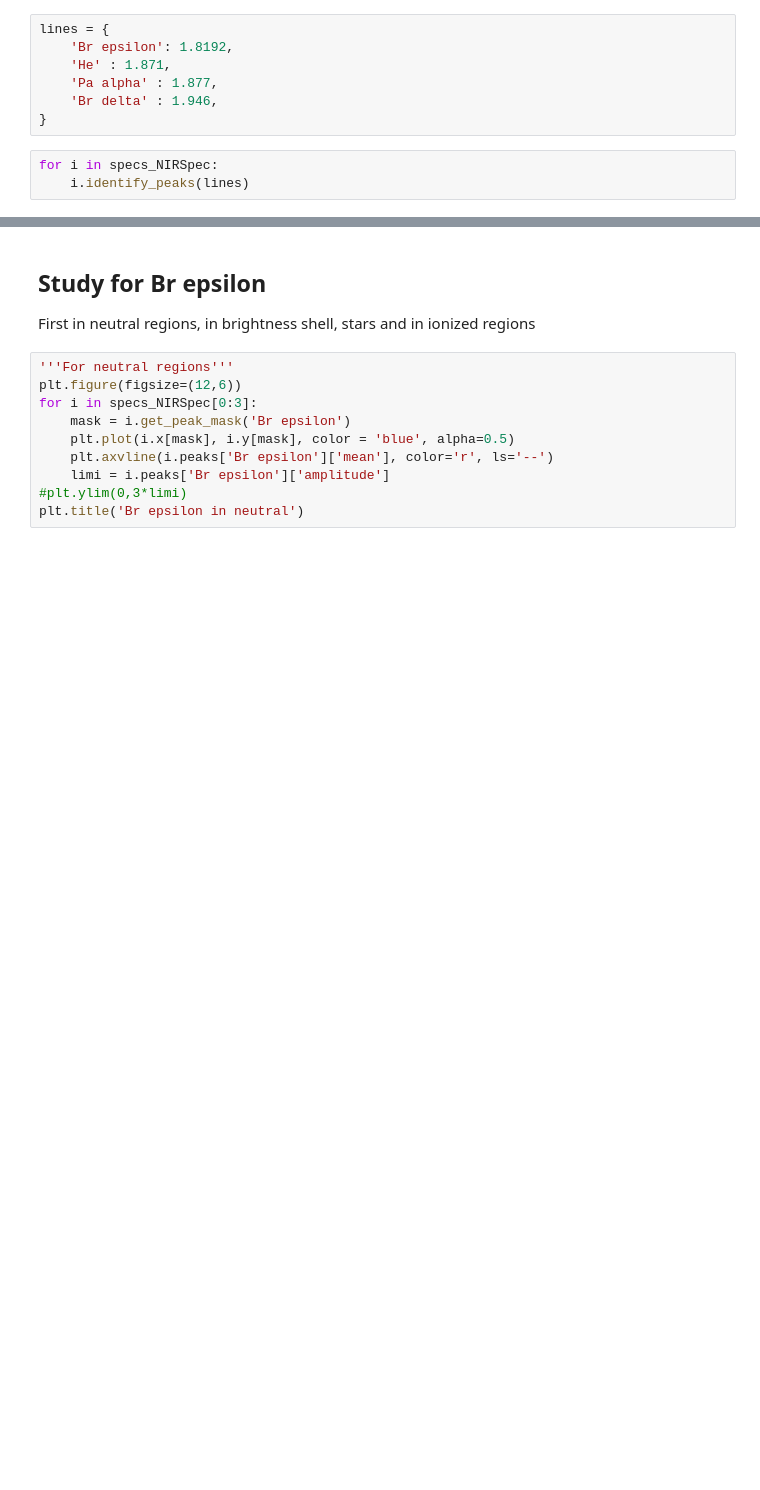
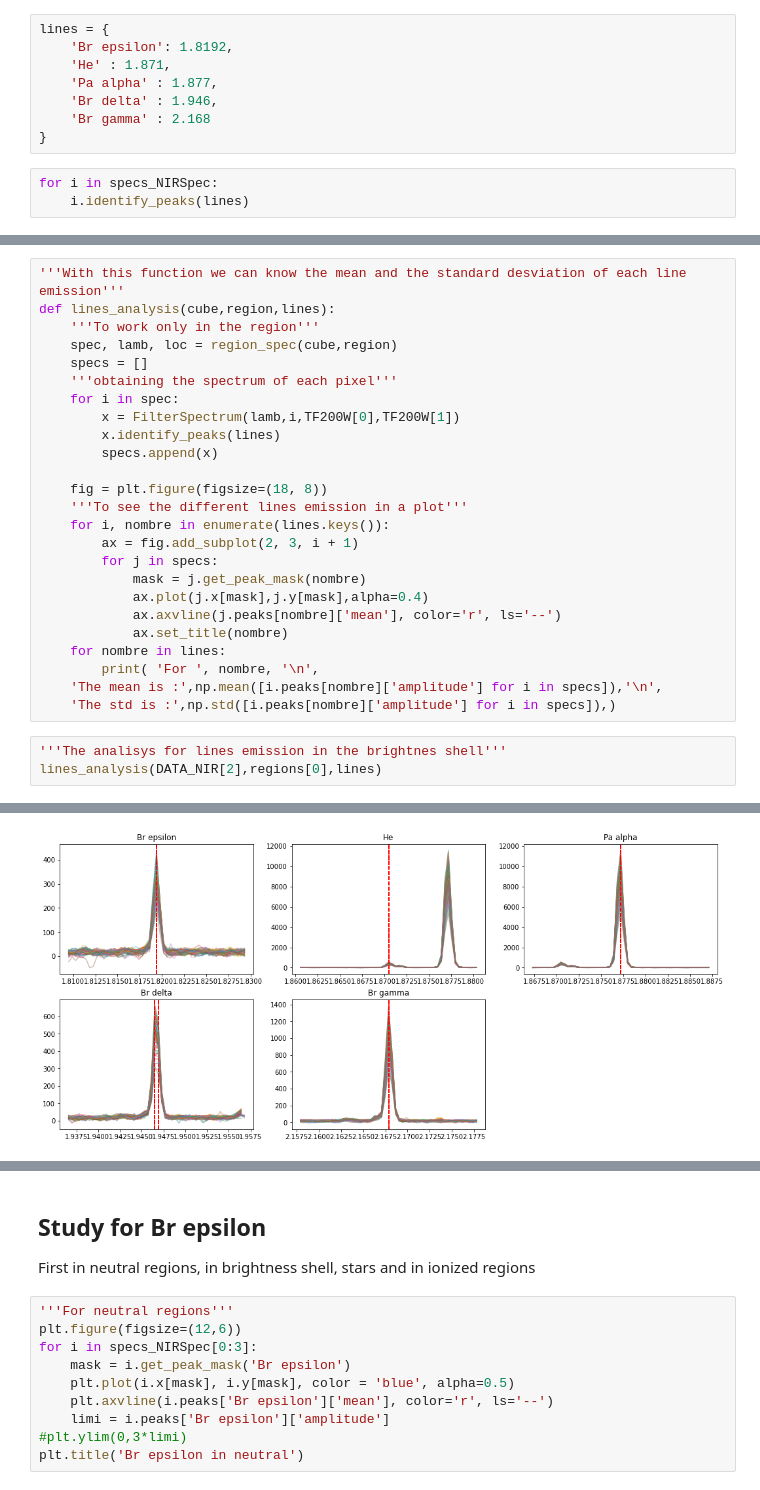
Before and after one commit to will-henney/globule-seminario, a Jupyter notebook: 30Doradus/Fit_to_spectrum_of_NIRSpec.ipynb, the cells around one changed output, grey strips where cells are left out. Cells and saved outputs as stored; diff of their text form; blank space fills up the shorter version.

```diff
--- a/30Doradus/Fit_to_spectrum_of_NIRSpec.ipynb
+++ b/30Doradus/Fit_to_spectrum_of_NIRSpec.ipynb
@@ -222,6 +222,7 @@ lines = {
     'He' : 1.871,
     'Pa alpha' : 1.877,
     'Br delta' : 1.946,
+    'Br gamma' : 2.168
 }
 # %%
 for i in specs_NIRSpec:
@@ -228,0 +301,29 @@ for i in specs_NIRSpec:
+# %%
+'''With this function we can know the mean and the standard desviation of each line emission'''
+def lines_analysis(cube,region,lines):
+    '''To work only in the region'''
+    spec, lamb, loc = region_spec(cube,region)
+    specs = []
+    '''obtaining the spectrum of each pixel'''
+    for i in spec:
+        x = FilterSpectrum(lamb,i,TF200W[0],TF200W[1])
+        x.identify_peaks(lines)
+        specs.append(x)
+
+    fig = plt.figure(figsize=(18, 8))
+    '''To see the different lines emission in a plot'''
+    for i, nombre in enumerate(lines.keys()):
+        ax = fig.add_subplot(2, 3, i + 1)
+        for j in specs:
+            mask = j.get_peak_mask(nombre)
+            ax.plot(j.x[mask],j.y[mask],alpha=0.4)
+            ax.axvline(j.peaks[nombre]['mean'], color='r', ls='--')
+            ax.set_title(nombre)
+    for nombre in lines:
+        print( 'For ', nombre, '\n',
+    'The mean is :',np.mean([i.peaks[nombre]['amplitude'] for i in specs]),'\n',
+    'The std is :',np.std([i.peaks[nombre]['amplitude'] for i in specs]),)
+# %%
+'''The analisys for lines emission in the brightnes shell'''
+lines_analysis(DATA_NIR[2],regions[0],lines)
+# %% [output]
@@ -228,0 +345 @@ for i in specs_NIRSpec:
+[figure, added]
```
Also changed, not shown: parts of 15 cells of this notebook, 2 other files.
